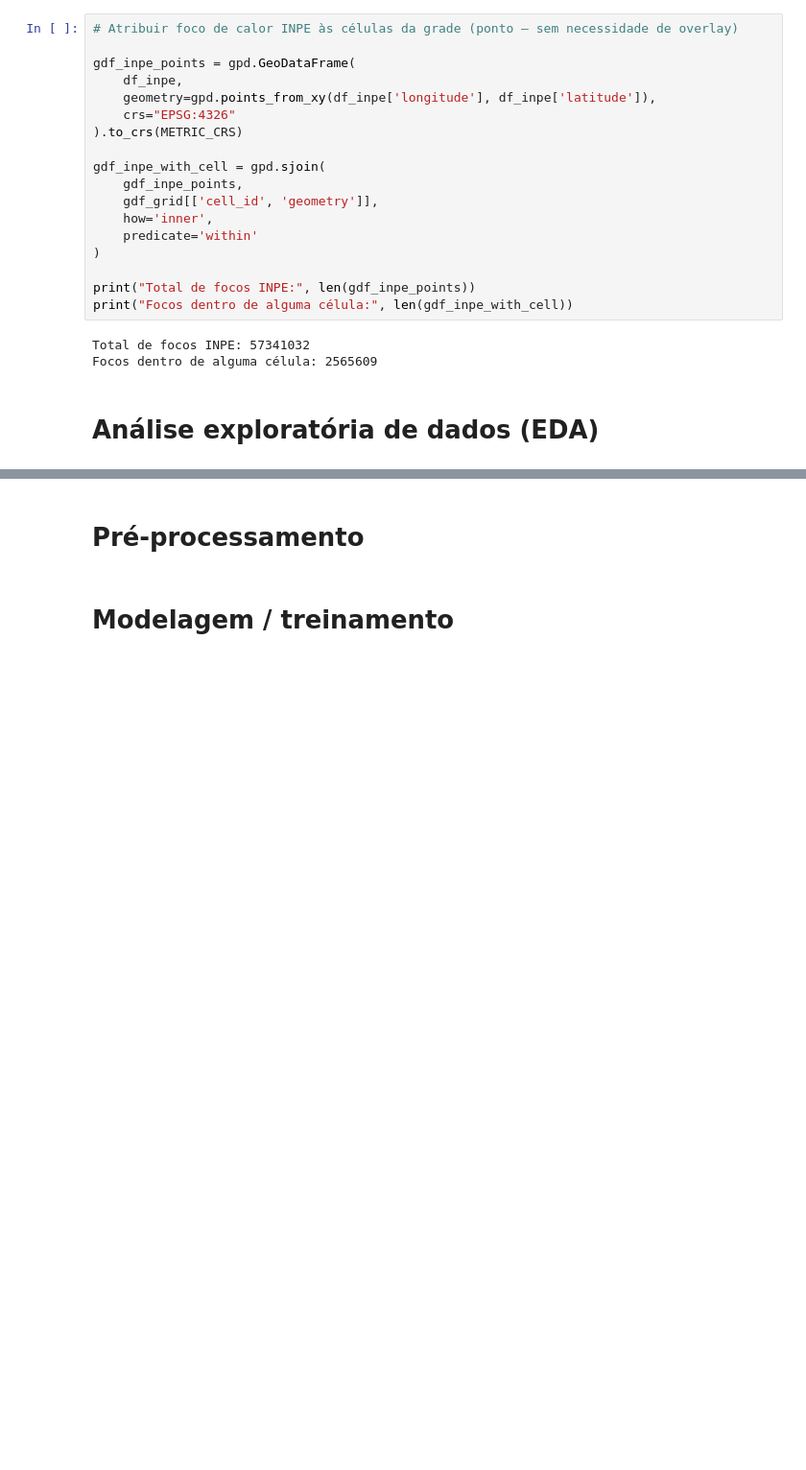
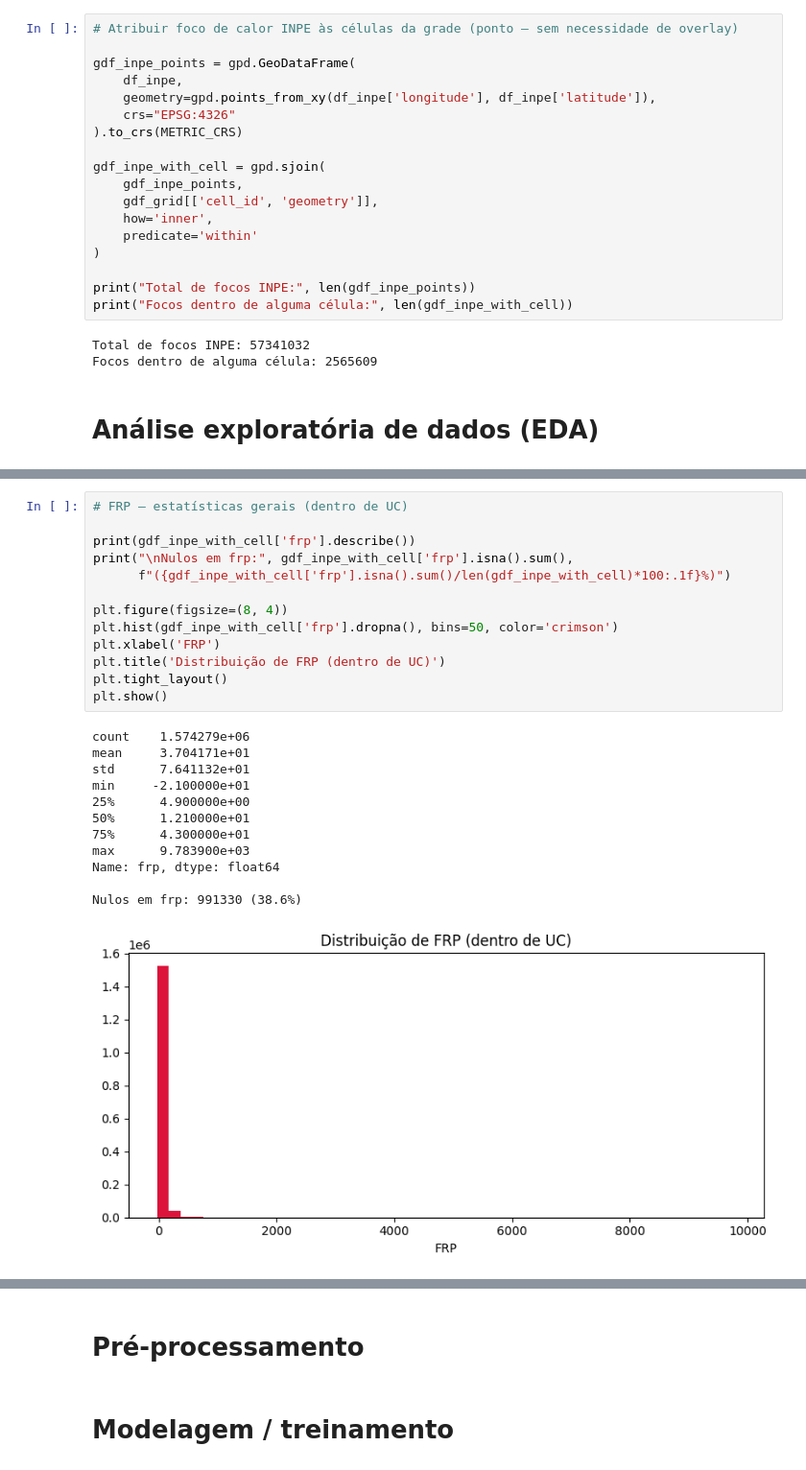
Before and after one commit to AndersonAlvesCoelho/pyroregions-classification, a Jupyter notebook: pyroregions_ucs.ipynb, the cells around one changed output, grey strips where cells are left out. Shown at 96% size. Saved outputs shown, nothing was run; the diff lists cells and outputs as text; blank space fills up the shorter version.

```diff
--- a/pyroregions_ucs.ipynb
+++ b/pyroregions_ucs.ipynb
@@ -809,0 +888,26 @@ df_inpe.nlargest(10, 'frp')[['municipio', 'estado', 'bioma', 'data_pas', 'sateli
+# %%
+# FRP — estatísticas gerais (dentro de UC)
+
+print(gdf_inpe_with_cell['frp'].describe())
+print("\nNulos em frp:", gdf_inpe_with_cell['frp'].isna().sum(),
+      f"({gdf_inpe_with_cell['frp'].isna().sum()/len(gdf_inpe_with_cell)*100:.1f}%)")
+
+plt.figure(figsize=(8, 4))
+plt.hist(gdf_inpe_with_cell['frp'].dropna(), bins=50, color='crimson')
+plt.xlabel('FRP')
+plt.title('Distribuição de FRP (dentro de UC)')
+plt.tight_layout()
+plt.show()
+# %% [output]
+count    1.574279e+06
+mean     3.704171e+01
+std      7.641132e+01
+min     -2.100000e+01
+25%      4.900000e+00
+50%      1.210000e+01
+75%      4.300000e+01
+max      9.783900e+03
+Name: frp, dtype: float64
+
+Nulos em frp: 991330 (38.6%)
+[figure, added]
```
Also changed, not shown: parts of 45 cells of this notebook.
